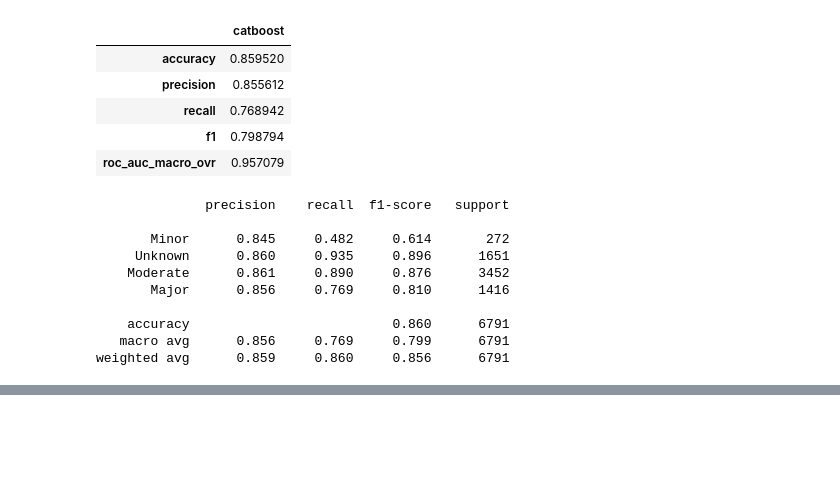
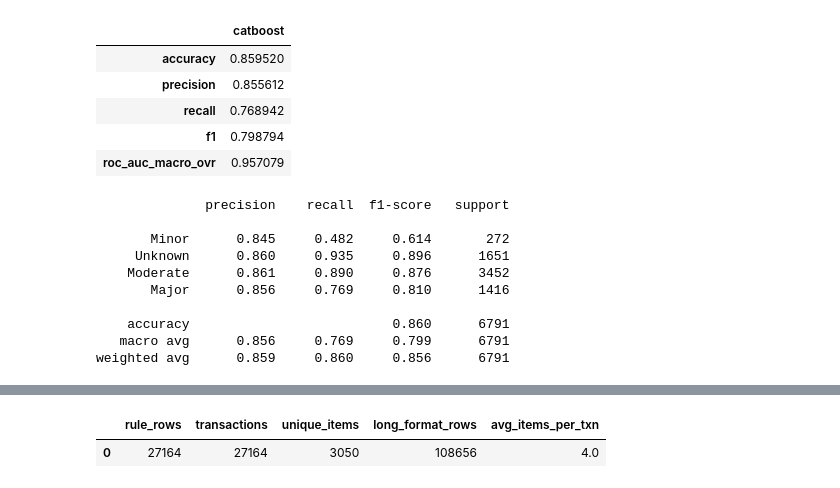
Before and after one commit to tnewman10/DDDM, a Jupyter notebook: Drug Interactions/Drug Interactions.ipynb, the cells around one changed output, grey strips where cells are left out. Drawn from its saved outputs; the diff is of its cells as text; code cells hidden in the pictures; blank space fills up the shorter version.

```diff
--- a/Drug Interactions/Drug Interactions.ipynb
+++ b/Drug Interactions/Drug Interactions.ipynb
@@ -674,0 +1544,97 @@ weighted avg      0.859     0.860     0.856      6791
+# %%
+# Cell 34 · DDInter transaction tables (rule base — not modeling table)
+import numpy as np
+import pandas as pd
+from IPython.display import display
+from sklearn.preprocessing import MultiLabelBinarizer
+
+if "LEVEL_ORDINAL" not in globals():
+    LEVEL_ORDINAL = {"Minor": 0, "Unknown": 1, "Moderate": 2, "Major": 3}
+if "INTERACTION_RISK_COL" not in globals():
+    INTERACTION_RISK_COL = "interaction_risk"
+ORDINAL_TO_LEVEL = {v: k for k, v in LEVEL_ORDINAL.items()}
+
+for name in ("df_b_no_ids", "df_v_no_ids"):
+    if name not in globals():
+        raise NameError("Run Cells 5–23 so df_b_no_ids / df_v_no_ids exist.")
+
+# Separate rule-base table — leaves df_interactions_model untouched for CatBoost.
+df_ddinter_rules = pd.concat(
+    [
+        df_b_no_ids.assign(ddinter_subset="B"),
+        df_v_no_ids.assign(ddinter_subset="V"),
+    ],
+    ignore_index=True,
+)
+
+df_ddinter_rules["Drug_A"] = df_ddinter_rules["Drug_A"].astype(str).str.strip()
+df_ddinter_rules["Drug_B"] = df_ddinter_rules["Drug_B"].astype(str).str.strip()
+df_ddinter_rules["ddinter_subset"] = df_ddinter_rules["ddinter_subset"].astype(str).str.upper()
+if INTERACTION_RISK_COL in df_ddinter_rules.columns:
+    df_ddinter_rules[INTERACTION_RISK_COL] = df_ddinter_rules[INTERACTION_RISK_COL].astype(int)
+df_ddinter_rules["Level"] = df_ddinter_rules[INTERACTION_RISK_COL].map(ORDINAL_TO_LEVEL)
+
+n_before = len(df_ddinter_rules)
+df_ddinter_rules = df_ddinter_rules.drop_duplicates(
+    subset=["Drug_A", "Drug_B", "ddinter_subset", INTERACTION_RISK_COL]
+).reset_index(drop=True)
+print(
+    f"df_ddinter_rules: {n_before:,} → {len(df_ddinter_rules):,} rows after dedupe "
+    f"(df_interactions_model unchanged: "
+    f"{'present' if 'df_interactions_model' in globals() else 'not built yet'})"
+)
+
+
+def ddinter_row_to_transaction_items(row: pd.Series) -> list[str]:
+    items: list[str] = []
+    if pd.notna(row.get("Drug_A")) and str(row["Drug_A"]).strip():
+        items.append(f"drug_a={row['Drug_A']}")
+    if pd.notna(row.get("Drug_B")) and str(row["Drug_B"]).strip():
+        items.append(f"drug_b={row['Drug_B']}")
+    if pd.notna(row.get("ddinter_subset")) and str(row["ddinter_subset"]).strip():
+        items.append(f"source={str(row['ddinter_subset']).upper()}")
+    lvl = row.get("Level")
+    if pd.notna(lvl) and str(lvl).strip():
+        items.append(f"level={lvl}")
+    return items
+
+
+def ddinter_build_transaction_tables(clean_df: pd.DataFrame, table_name: str = "ddinter"):
+    itemsets = [ddinter_row_to_transaction_items(clean_df.loc[i]) for i in clean_df.index]
+    txn_long_rows: list[dict] = []
+    for tid, items in enumerate(itemsets):
+        tx_id = f"{table_name}_{tid}"
+        for it in items:
+            txn_long_rows.append({"transaction_id": tx_id, "item": it})
+    txn_long = pd.DataFrame(txn_long_rows)
+    mlb = MultiLabelBinarizer()
+    txn_matrix = pd.DataFrame(
+        mlb.fit_transform(itemsets),
+        columns=mlb.classes_,
+        index=[f"{table_name}_{i}" for i in range(len(itemsets))],
+    )
+    txn_matrix.index.name = "transaction_id"
+    txn_meta = pd.DataFrame({"n_items": [len(s) for s in itemsets]}, index=txn_matrix.index)
+    return txn_long, txn_matrix, txn_meta
+
+
+ddinter_txn_long, ddinter_txn_matrix, ddinter_txn_meta = ddinter_build_transaction_tables(
+    df_ddinter_rules
+)
+
+ddinter_transaction_summary = pd.DataFrame(
+    [
+        {
+            "rule_rows": len(df_ddinter_rules),
+            "transactions": ddinter_txn_matrix.shape[0],
+            "unique_items": ddinter_txn_matrix.shape[1],
+            "long_format_rows": len(ddinter_txn_long),
+            "avg_items_per_txn": float(ddinter_txn_meta["n_items"].mean()),
+        }
+    ]
+)
+print("DDInter transaction tables (one cleaned rule row = one transaction)")
+display(ddinter_transaction_summary)
+display(ddinter_txn_long.head(12))
+display(ddinter_txn_matrix.iloc[:4, : min(10, ddinter_txn_matrix.shape[1])])
+# %% [output]
@@ -674,0 +1643,2 @@ weighted avg      0.859     0.860     0.856      6791
+|  | rule_rows | transactions | unique_items | long_format_rows | avg_items_per_txn |
+| 0 | 27164 | 27164 | 3050 | 108656 | 4.0 |
```
Also changed, not shown: parts of 40 cells of this notebook.
